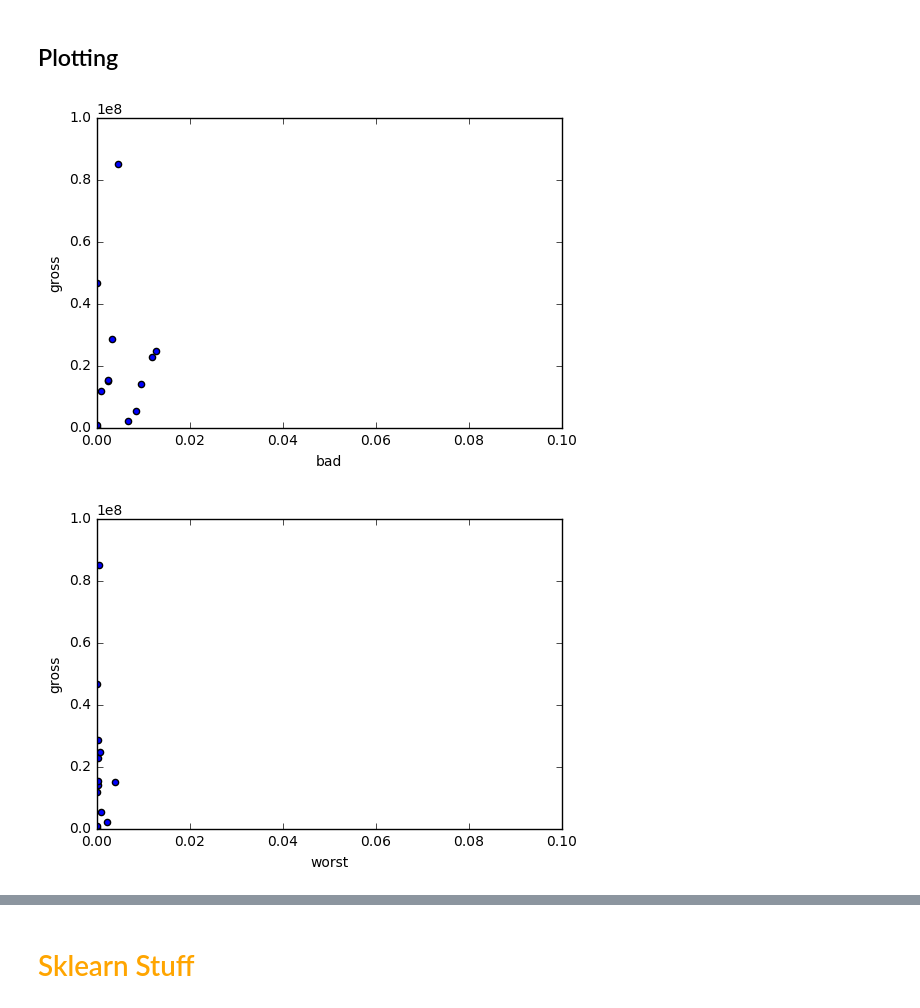
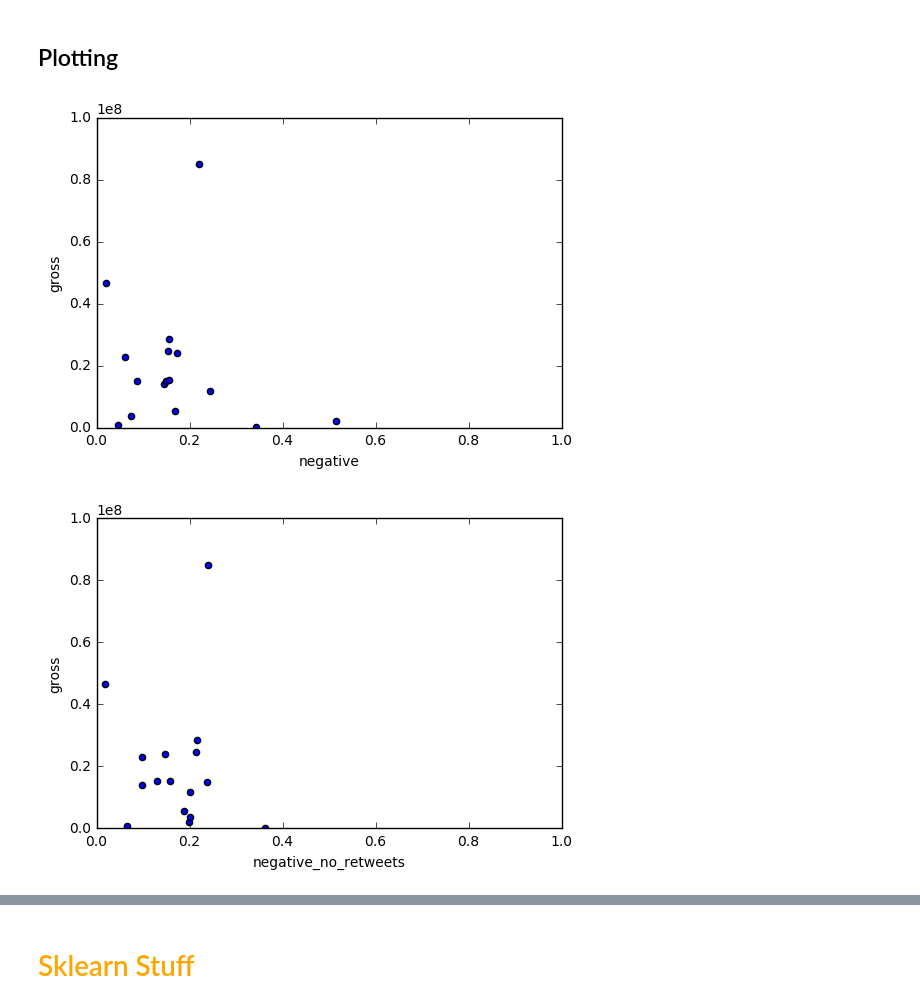
Before and after one commit to steveshim/TweetAcquisition-Thesis, a Jupyter notebook: TwitterExtractor.ipynb, the cells around one changed output, grey strips where cells are left out. Drawn from its saved outputs; the diff is of its cells as text; code cells hidden in the pictures.

```diff
--- a/TwitterExtractor.ipynb
+++ b/TwitterExtractor.ipynb
@@ -38,8 +41,5 @@ data.insert(1, 'tweets', tweets)
 retweets = data['retweets']
 data.drop(labels=['retweets'], axis=1, inplace=True)
 data.insert(2, 'retweets', retweets)
-worst = data['worst']
-data.drop(labels=['worst'], axis=1, inplace=True)
-data.insert(4, 'worst', worst)
-data.head(13)
+data.head(16)
 # %% [output]
@@ -59,0 +63,5 @@ data.head(13)
+# %%
+gross = data['gross']
+data.drop(labels=['gross'], axis=1, inplace=True)
+data.insert(8, 'gross', gross)
+data.head(16)
@@ -62,19 +88,19 @@ data.head(13)
 # %%
 import matplotlib.pyplot as plt
 plt.ylabel('gross')
-plt.xlabel('bad')
-plt.axis([0, 0.1, 0, 100000000])
-plt.scatter(data['bad'], data['gross'])
+plt.xlabel('negative')
+plt.axis([0, 1, 0, 100000000])
+plt.scatter(data['negative'], data['gross'])
 plt.show()
 # %% [output]
-[figure, old version]
+[figure, new version]
 # %%
 plt.ylabel('gross')
-plt.xlabel('worst')
-plt.axis([0, 0.1, 0, 100000000])
-plt.scatter(data['worst'], data['gross'])
+plt.xlabel('negative_no_retweets')
+plt.axis([0, 1, 0, 100000000])
+plt.scatter(data['negative_no_retweets'], data['gross'])
 plt.show()
 # %% [output]
-[figure, old version]
+[figure, new version]
 # %%
 plt.ylabel('gross')
```
Also changed, not shown: parts of 17 cells of this notebook.
